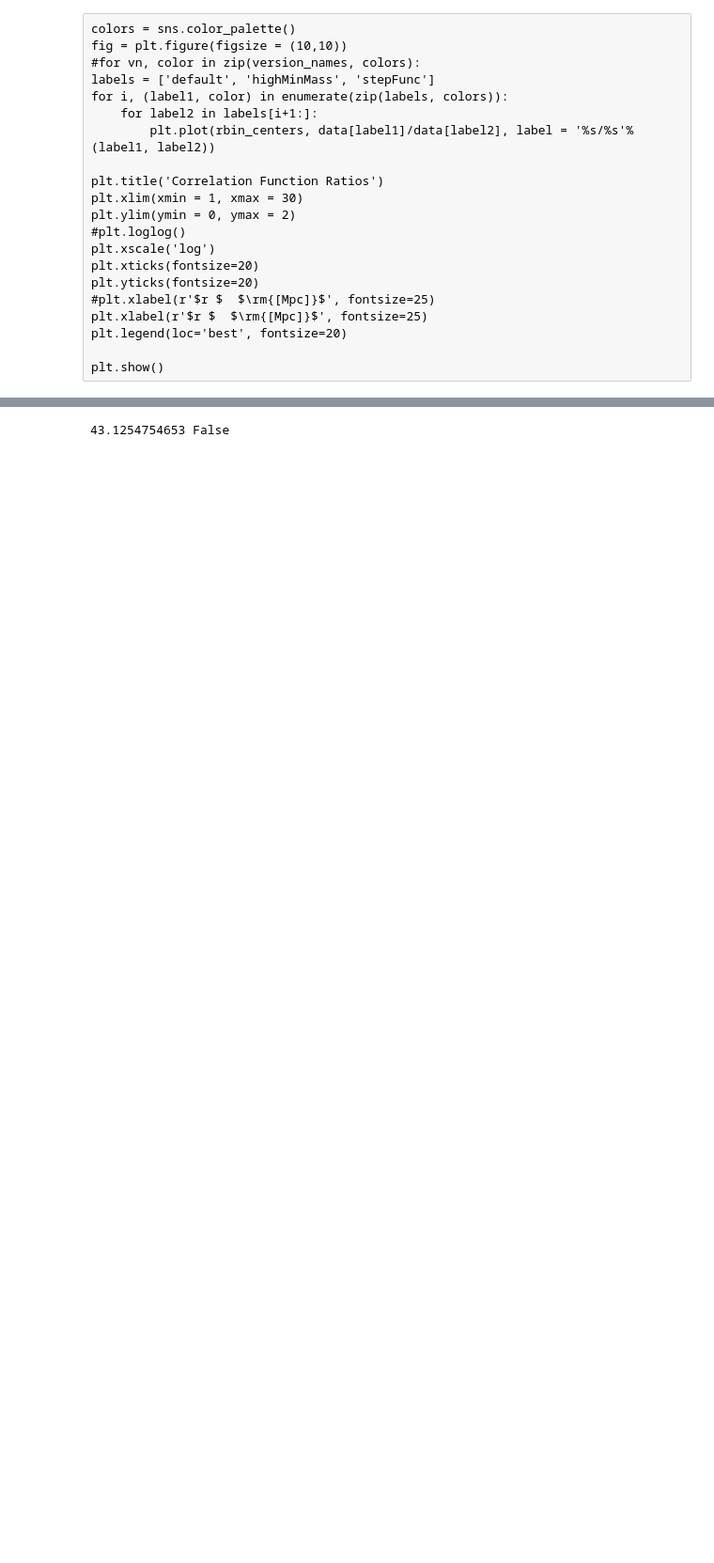
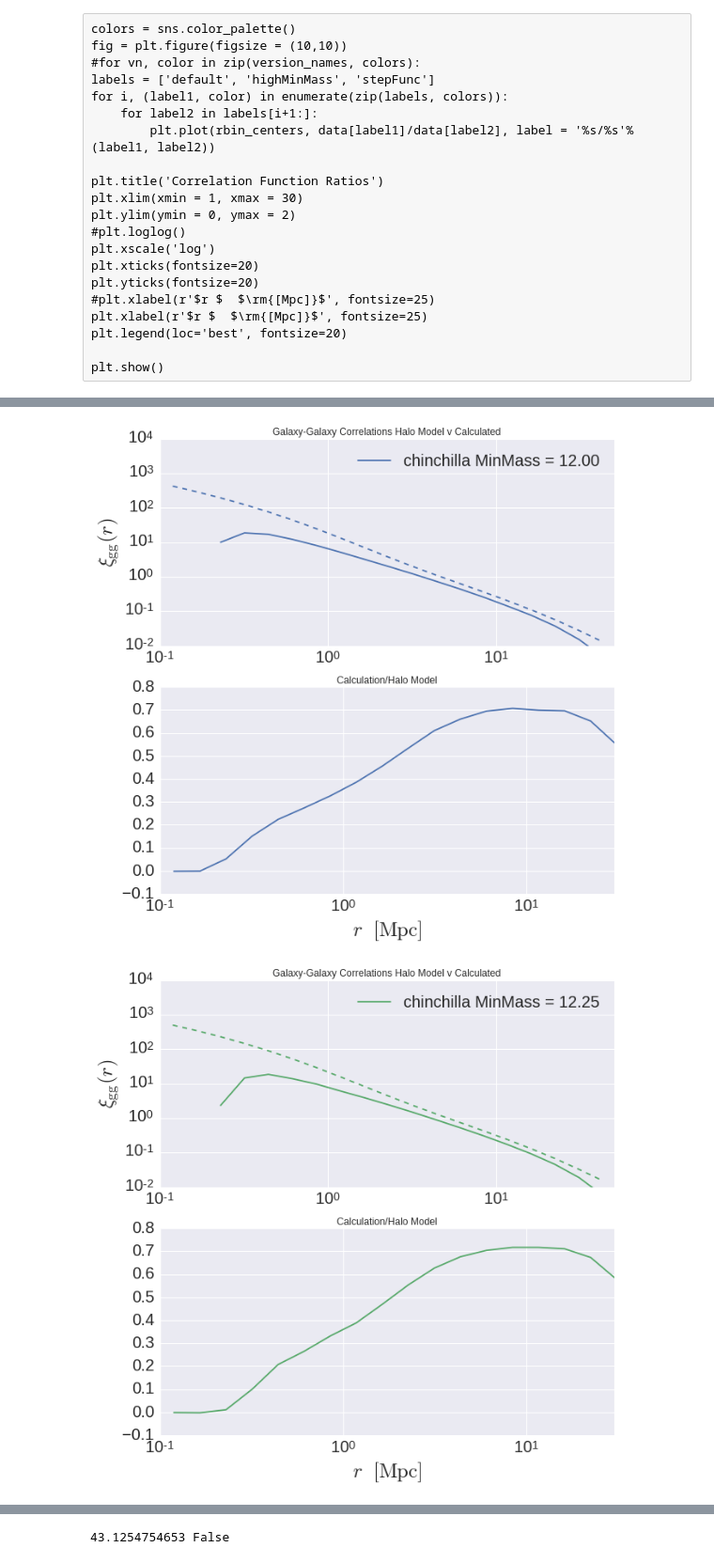
Before and after one commit to mclaughlin6464/HODEmulator, a Jupyter notebook: predictionsVCalculated.ipynb, the cells around one changed output, grey strips where cells are left out. Shown at 94% size. Cells and saved outputs as stored; diff of their text form; code cells hidden in the pictures; blank space fills up the shorter version.

```diff
--- a/predictionsVCalculated.ipynb
+++ b/predictionsVCalculated.ipynb
@@ -353,0 +337,49 @@ plt.show()
+# %%
+colors = sns.color_palette()
+
+mMins = [12.0+0.25*i for i in xrange(5)]
+for label, color in zip(mMins, colors):
+    fig = plt.figure(figsize = (10,10))
+    rbins = np.logspace(-1, 1.7, 20)
+    rbin_centers = (rbins[1:]+rbins[:-1])/2
+
+
+    plt.subplot(211)
+    plt.plot(rbin_centers, data[label], label = '%s MinMass = %.2f'%(sim,label), color = color)
+    plt.plot(rbin_centers, predictions[label][:,1], ls = '--', color = color)
+    #plt.plot(rbin_centers, data[][1], ls = '--', color = color)
+    #plt.plot(rbin_centers, data[vn][2], ls = '-.', color = color)
+
+#c = colors[len(data)]
+#plt.plot(prediction[:, 0], prediction[:, 1],  label = 'Halo Model', color = c)
+#plt.plot(prediction[:, 0], prediction[:, 2], ls = '--', color = c)
+
+
+    plt.title('Galaxy-Galaxy Correlations Halo Model v Calculated')
+    plt.xlim(xmin = 0.1, xmax = 50)
+    plt.ylim(ymin = 1e-2, ymax = 1e4)
+    plt.loglog()
+    plt.xticks(fontsize=20)
+    plt.yticks(fontsize=20)
+    #plt.xlabel(r'$r $  $\rm{[Mpc]}$', fontsize=25)
+    plt.ylabel(r'$\xi_{\rm gg}(r)$', fontsize=25)
+    plt.legend(loc='best', fontsize=20)
+
+    plt.subplot(212)
+    plt.title('Calculation/Halo Model')
+    interp = np.interp(predictions[label][:,0], rbin_centers, data[label])
+    plt.plot(predictions[label][:,0], interp/predictions[label][:,1], color = color)
+
+    plt.xlim(xmin = 0.1, xmax = 30)
+    #plt.loglog()
+    plt.xscale('log')
+    plt.xticks(fontsize=20)
+    plt.yticks(fontsize=20)
+    plt.xlabel(r'$r $  $\rm{[Mpc]}$', fontsize=25)
+    #plt.legend(loc='best', fontsize=20)
+
+
+    plt.show()
+# %% [output]
+[figure, added]
+[figure, added]
```
Also changed, not shown: parts of 11 cells of this notebook, 1 other file.
